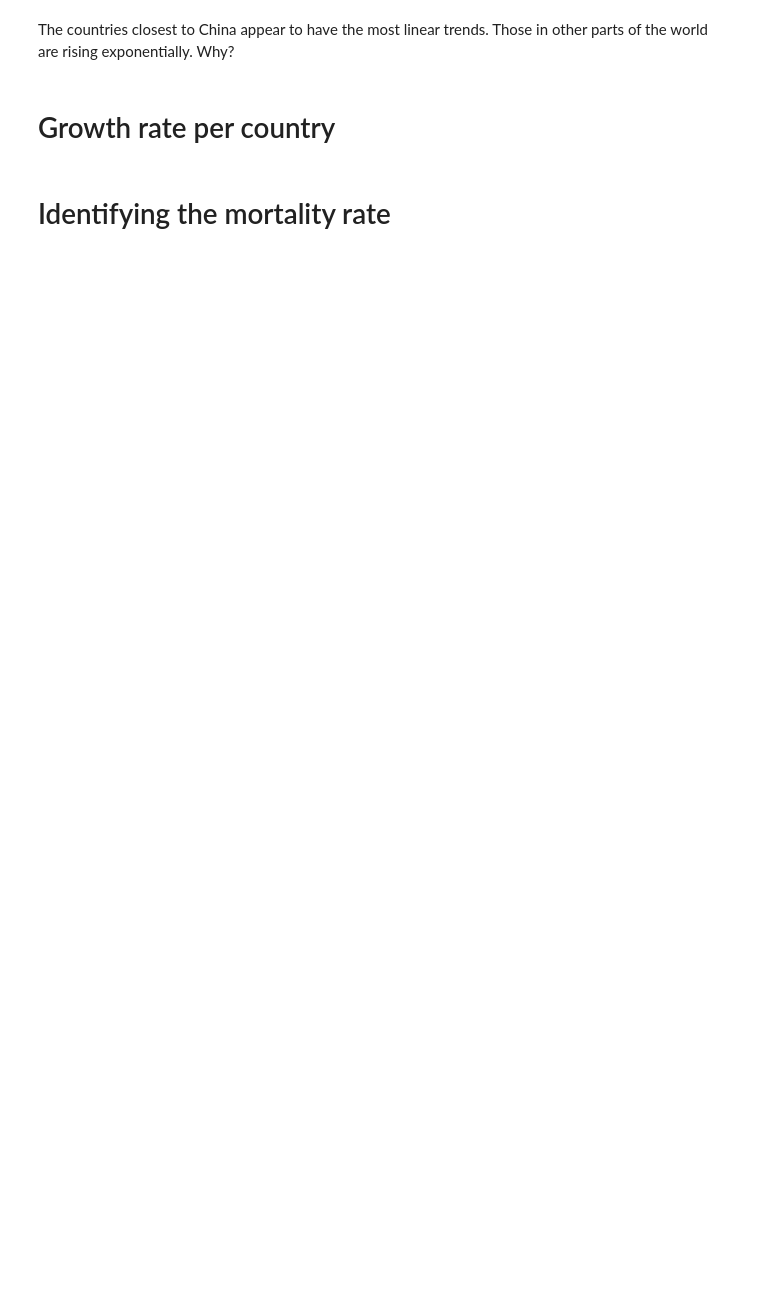
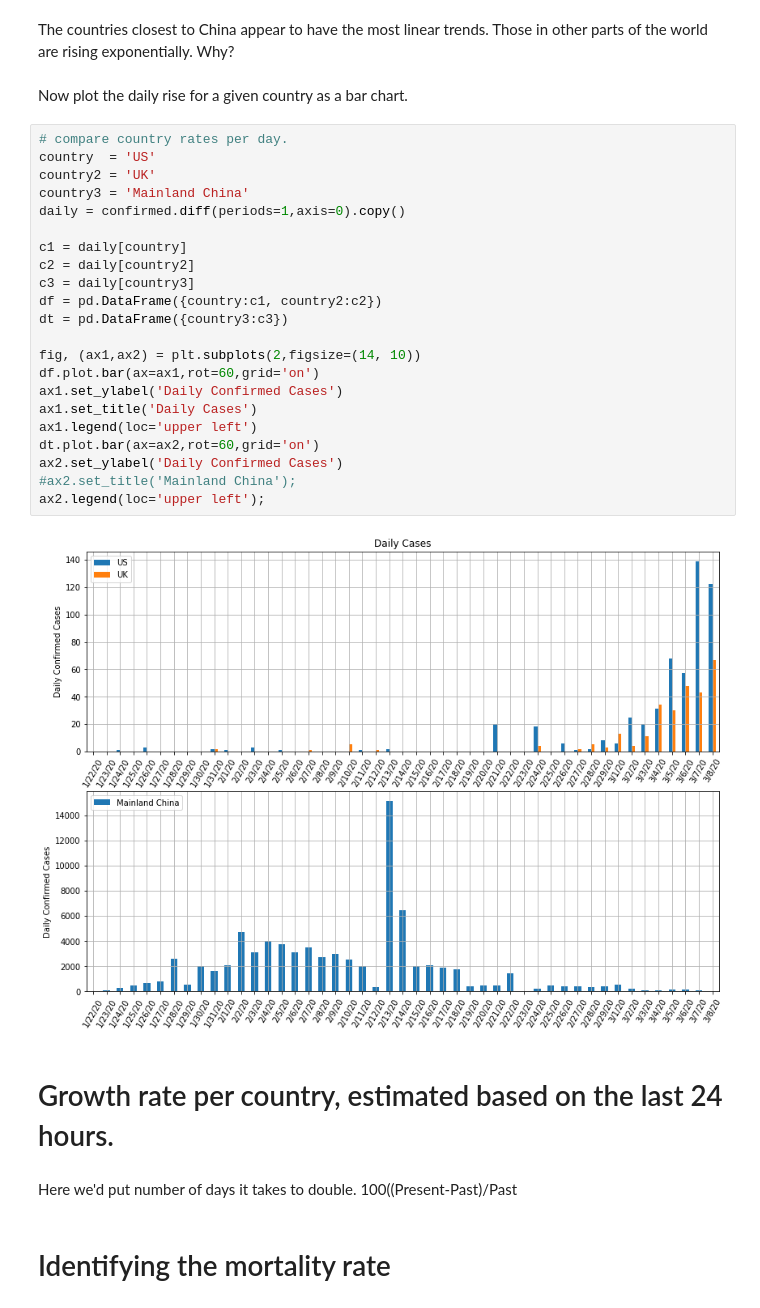
Before and after one commit to JeanRintoul/Covid-19, a Jupyter notebook: Covid.ipynb, the cells around one changed output. Cells and saved outputs as stored; diff of their text form; blank space fills up the shorter version.

```diff
--- a/Covid.ipynb
+++ b/Covid.ipynb
@@ -55,6 +54,34 @@ Text(0.5, 1.0, 'US vs UK vs Hong Kong')
 # %% [markdown]
 The countries closest to China appear to have the most linear trends. Those in other parts of the world are rising exponentially. Why?
+# %% [markdown]
+Now plot the daily rise for a given country as a bar chart.
+# %%
+# compare country rates per day.
+country  = 'US'
+country2 = 'UK'
+country3 = 'Mainland China'
+daily = confirmed.diff(periods=1,axis=0).copy()
+
+c1 = daily[country]
+c2 = daily[country2]
+c3 = daily[country3]
+df = pd.DataFrame({country:c1, country2:c2})
+dt = pd.DataFrame({country3:c3})
+
+fig, (ax1,ax2) = plt.subplots(2,figsize=(14, 10))
+df.plot.bar(ax=ax1,rot=60,grid='on')
+ax1.set_ylabel('Daily Confirmed Cases')
+ax1.set_title('Daily Cases')
+ax1.legend(loc='upper left')
+dt.plot.bar(ax=ax2,rot=60,grid='on')
+ax2.set_ylabel('Daily Confirmed Cases')
+#ax2.set_title('Mainland China');
+ax2.legend(loc='upper left');
+# %% [output]
+[figure, added]
 # %% [markdown]
-# Growth rate per country
+# Growth rate per country, estimated based on the last 24 hours.
+# %% [markdown]
+Here we'd put number of days it takes to double. 100((Present-Past)/Past
 # %% [markdown]
 # Identifying the mortality rate
```
Also changed, not shown: parts of 5 cells of this notebook.
